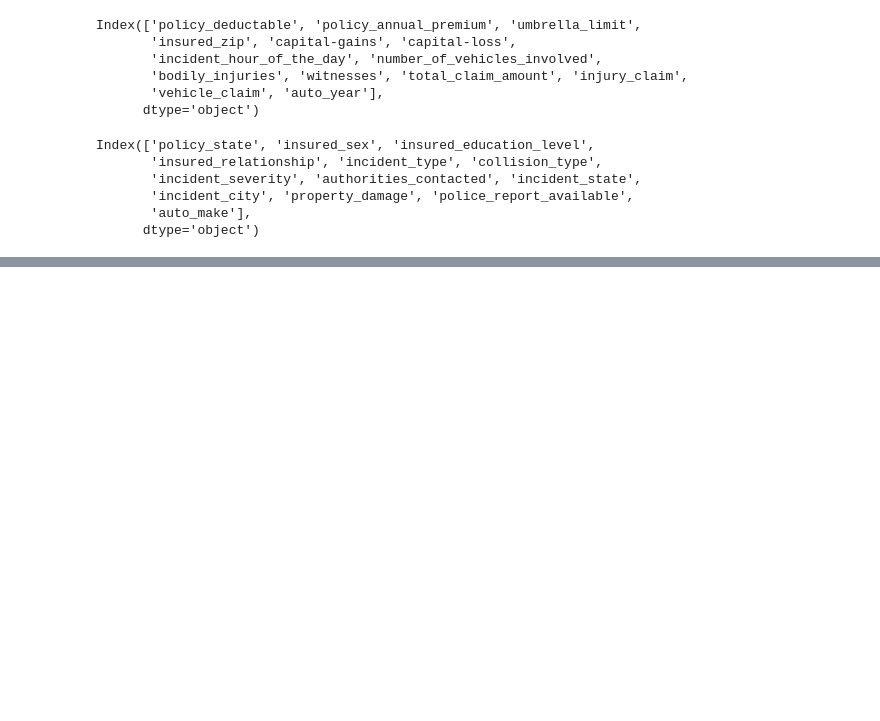
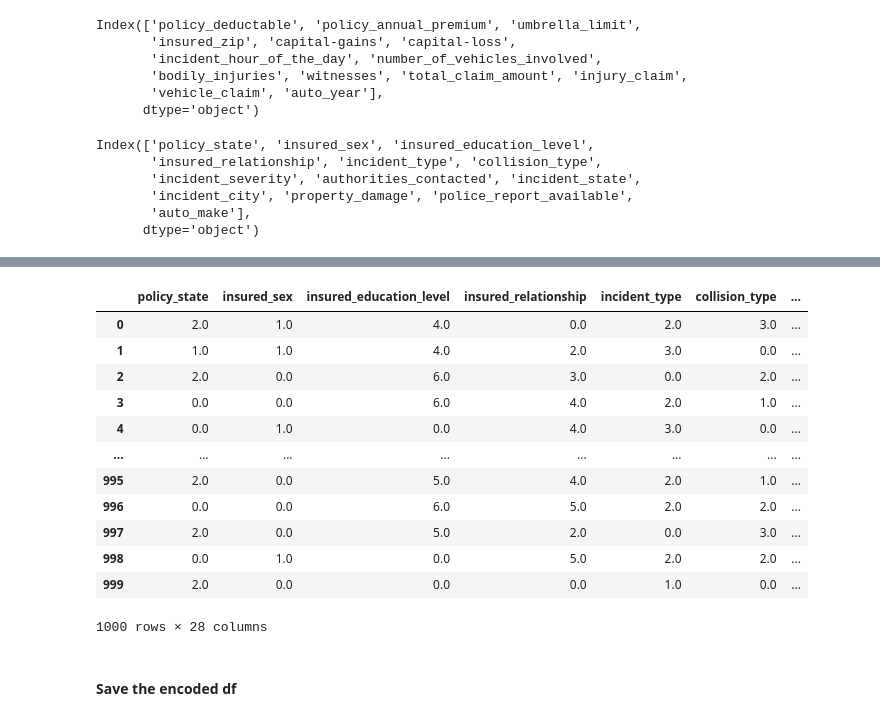
Before and after one commit to gbiamgaurav/insurance_claims, a Jupyter notebook: notebook/experiment.ipynb, the cells around one changed output, grey strips where cells are left out. Cells and saved outputs as stored; diff of their text form; code cells hidden in the pictures; blank space fills up the shorter version.

```diff
--- a/notebook/experiment.ipynb
+++ b/notebook/experiment.ipynb
@@ -91,0 +151,4 @@ Index(['policy_state', 'insured_sex', 'insured_education_level',
+# %%
+cat_cols = df.select_dtypes(include="object").columns
+
+cat_cols
@@ -91,0 +162,5 @@ Index(['policy_state', 'insured_sex', 'insured_education_level',
+# %%
+encoder = OrdinalEncoder()
+# %%
+# Encode the categorical columns
+encoded_columns = encoder.fit_transform(df[cat_cols])
@@ -91,0 +177,22 @@ Index(['policy_state', 'insured_sex', 'insured_education_level',
+# %%
+# Create a new DataFrame with the encoded columns and numerical columns
+encoded_df = pd.DataFrame(encoded_columns, columns=cat_cols)
+encoded_df[num_cols] = df[num_cols]
+# %%
+encoded_df
+# %% [output]
+|  | policy_state | insured_sex | insured_education_level | insured_relationship | incident_type | collision_type | ... |
+| 0 | 2.0 | 1.0 | 4.0 | 0.0 | 2.0 | 3.0 | ... |
+| 1 | 1.0 | 1.0 | 4.0 | 2.0 | 3.0 | 0.0 | ... |
+| 2 | 2.0 | 0.0 | 6.0 | 3.0 | 0.0 | 2.0 | ... |
+| 3 | 0.0 | 0.0 | 6.0 | 4.0 | 2.0 | 1.0 | ... |
+| 4 | 0.0 | 1.0 | 0.0 | 4.0 | 3.0 | 0.0 | ... |
+| ... | ... | ... | ... | ... | ... | ... | ... |
+| 995 | 2.0 | 0.0 | 5.0 | 4.0 | 2.0 | 1.0 | ... |
+| 996 | 0.0 | 0.0 | 6.0 | 5.0 | 2.0 | 2.0 | ... |
+| 997 | 2.0 | 0.0 | 5.0 | 2.0 | 0.0 | 3.0 | ... |
+| 998 | 0.0 | 1.0 | 0.0 | 5.0 | 2.0 | 2.0 | ... |
+| 999 | 2.0 | 0.0 | 0.0 | 0.0 | 1.0 | 0.0 | ... |
+1000 rows × 28 columns
+# %% [markdown]
+#### Save the encoded df
```
Also changed, not shown: parts of 24 cells of this notebook, 6 other files.
